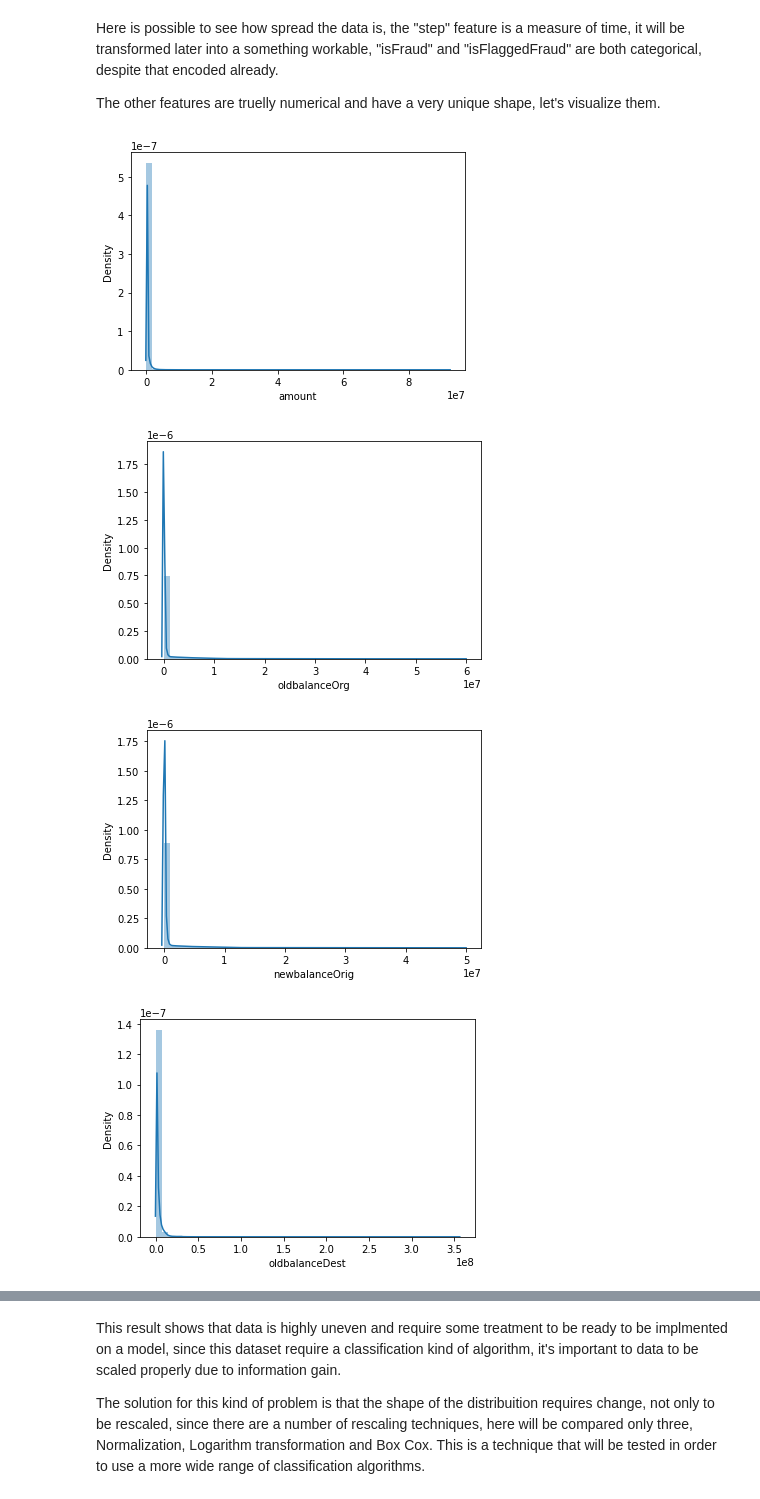
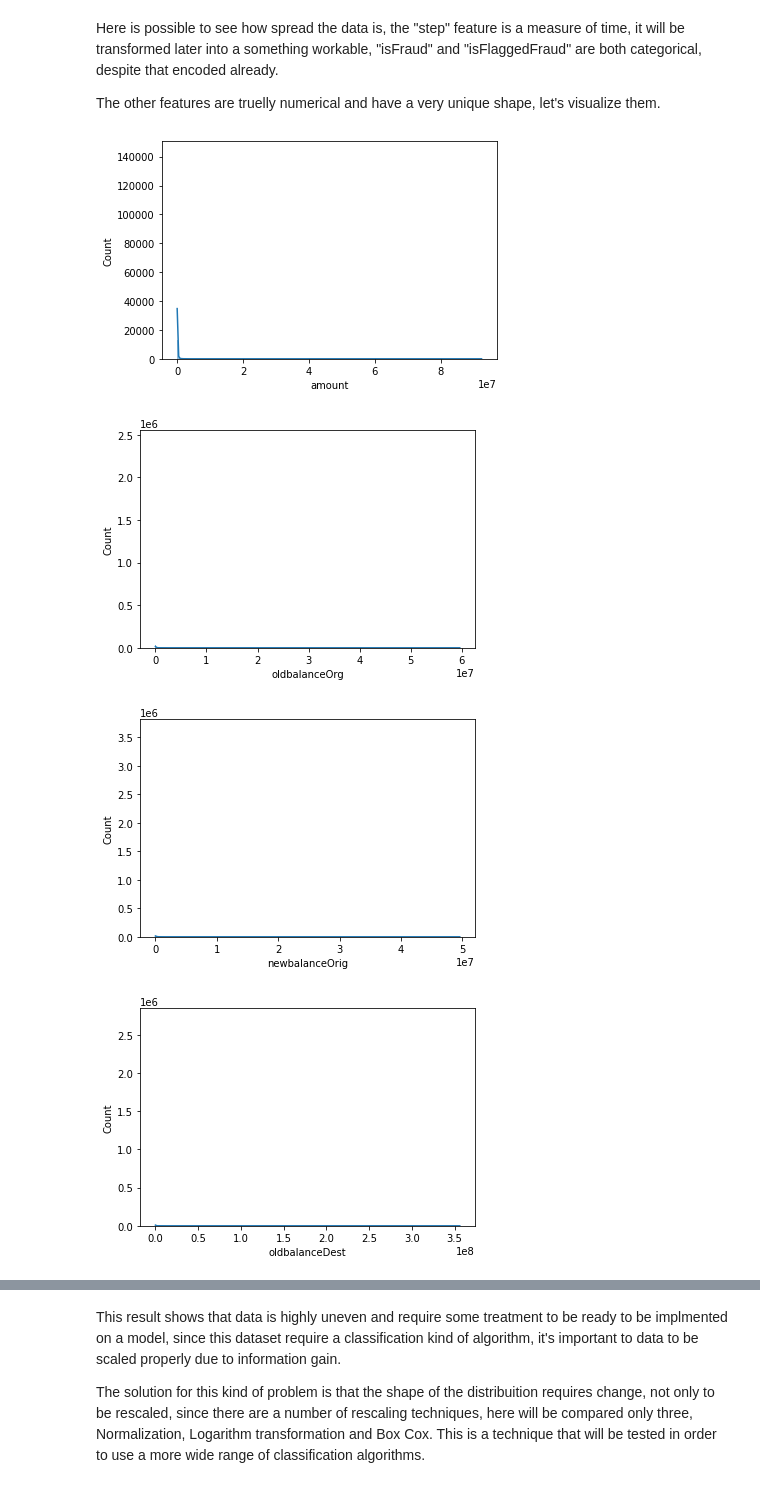
Before and after one commit to romulocrp/ml-projects, a Jupyter notebook: beg/online-payments-fraud-detection/project.ipynb, the cells around one changed output, grey strips where cells are left out. Saved outputs shown, nothing was run; the diff lists cells and outputs as text; code cells hidden in the pictures.

```diff
--- a/beg/online-payments-fraud-detection/project.ipynb
+++ b/beg/online-payments-fraud-detection/project.ipynb
@@ -136,10 +139,10 @@ Here is possible to see how spread the data is, the "step" feature is a measure
 The other features are truelly numerical and have a very unique shape, let's visualize them.
 # %%
 for column in ["amount", "oldbalanceOrg", "newbalanceOrig", "oldbalanceDest", "newbalanceDest"]:
-    sns.distplot(data[column]);
+    sns.histplot(x = data[column], binwidth = 1000, kde = True);#, kind = "kde");
     plt.show()
 # %% [output]
-[figure, old version]
+[figure, new version]
-[figure, old version]
+[figure, new version]
-[figure, old version]
+[figure, new version]
-[figure, old version]
+[figure, new version]
```
Also changed, not shown: parts of 15 cells of this notebook.
